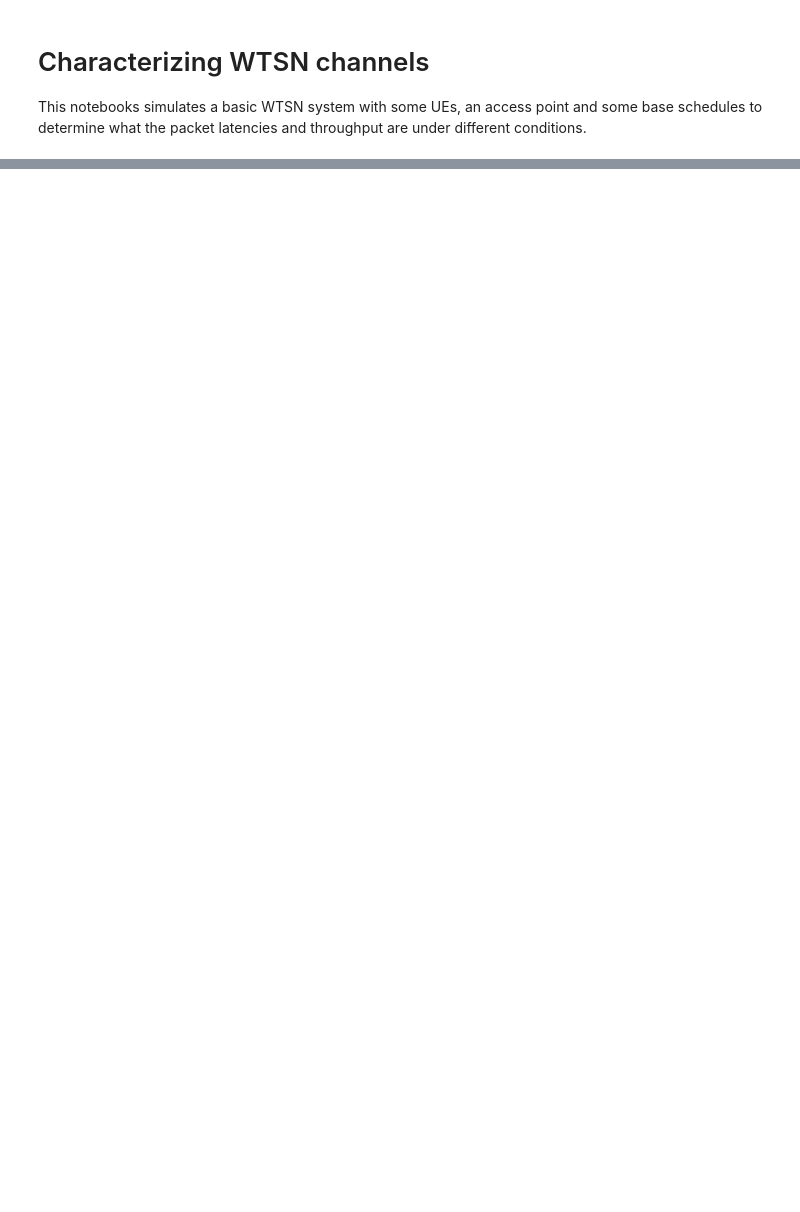
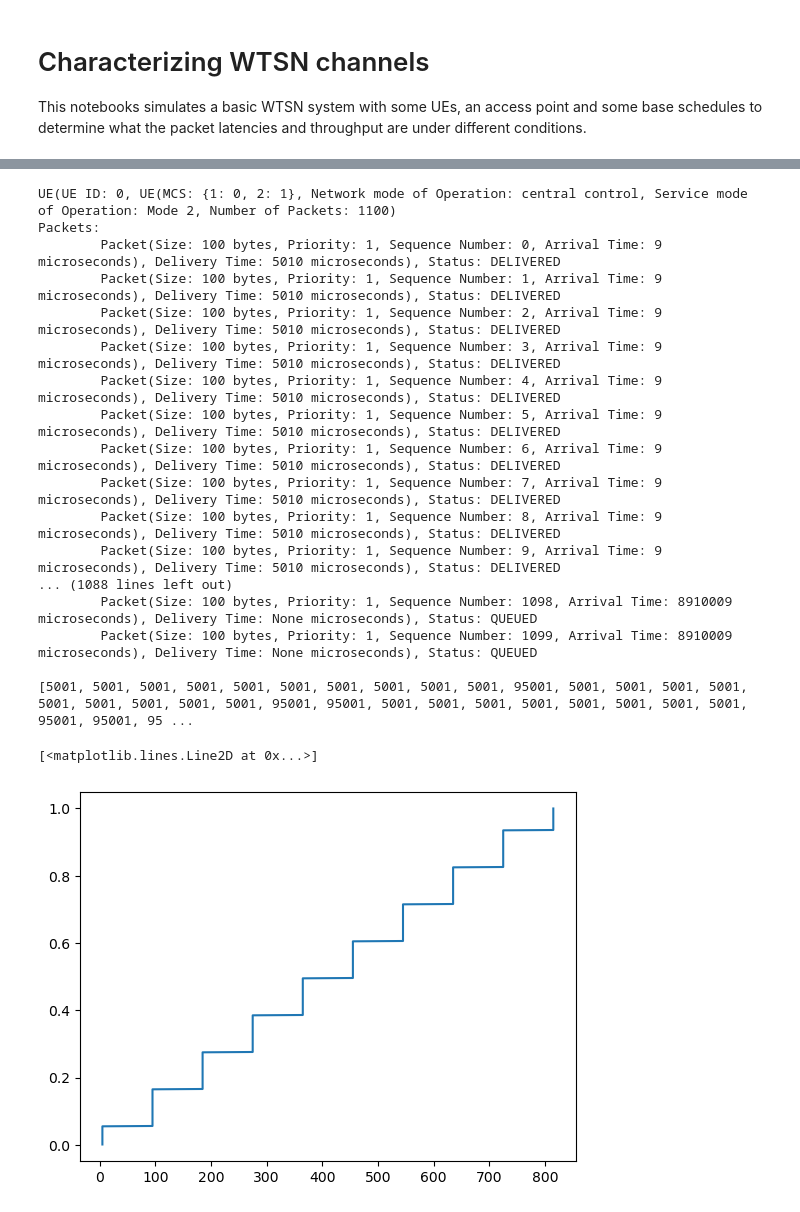
Before and after one commit to Milind-Blaze/WTSN, a Jupyter notebook: simulation/wtsn_hvc_characterization.ipynb, the cells around one changed output, grey strips where cells are left out. Saved outputs shown, nothing was run; the diff lists cells and outputs as text; code cells hidden in the pictures; blank space fills up the shorter version.

Commit message:
Add simulation that serves packets in each slot and queues the remaining

```diff
--- a/simulation/wtsn_hvc_characterization.ipynb
+++ b/simulation/wtsn_hvc_characterization.ipynb
@@ -292,0 +368,78 @@ Packets:
+# %%
+num_UEs = 3
+UEs = ["UE" + str(i) for i in range(num_UEs)]
+num_packets_per_ue = 1100  # Number of packets per UE for the whole period
+
+## Schedule parameters
+num_slots_per_UE = 100
+num_slots = num_slots_per_UE*num_UEs
+start_offset = 10 # microseconds
+end_time = start_offset
+slot_duration = 30000 # microseconds
+slots = {}
+
+
+# packet and payload sizes
+packet_sizes = [100]*num_packets_per_ue
+priorities = [1]*num_packets_per_ue
+payload_size=1000
+delivery_latency=5000
+
+# TODO: move the knowledge of how many packets there are to this part of the code
+# instead of keeping it in the UE class
+
+# Create a schedule
+start_time = start_offset
+for i in range(num_slots):
+    slots[i] = Slot(i, start_time, start_time + slot_duration, "reserved", [UEs[i%num_UEs]])
+    start_time += slot_duration
+schedule = Schedule(start_offset, start_time, num_slots, slots)
+
+# print(schedule)
+
+
+# Create UEs and packets
+UEs = {}
+for i in range(num_UEs):
+    UE_temp = UE(i, {1: 0, 2: 1}, "central control", "Mode 2",  num_packets_per_ue)
+    UE_temp.generate_packets(schedule, packet_sizes, priorities)
+    UEs[i] = UE_temp
+
+# for i in UEs:
+#     print(UEs[i])
+
+# Serve the packets
+for i in UEs:
+    UEs[i].serve_packets(schedule, payload_size=payload_size, delivery_latency=delivery_latency)
+
+print(UEs[0])
+
+latencies = UEs[0].obtain_packet_latency()
+print(latencies)
+latencies = [latency for latency in latencies if latency is not None]
+# Plot a cdf of the latencies using the latencies variable above
+latencies = np.array(latencies)
+latencies = latencies/1000 # convert to milliseconds
+latencies = np.sort(latencies)
+yvals = (np.arange(len(latencies)) + 1)/float(len(latencies))
+plt.plot(latencies, yvals)
+# %% [output]
+UE(UE ID: 0, UE(MCS: {1: 0, 2: 1}, Network mode of Operation: central control, Service mode of Operation: Mode 2, Number of Packets: 1100)
+Packets:
+        Packet(Size: 100 bytes, Priority: 1, Sequence Number: 0, Arrival Time: 9 microseconds), Delivery Time: 5010 microseconds), Status: DELIVERED
+        Packet(Size: 100 bytes, Priority: 1, Sequence Number: 1, Arrival Time: 9 microseconds), Delivery Time: 5010 microseconds), Status: DELIVERED
+        Packet(Size: 100 bytes, Priority: 1, Sequence Number: 2, Arrival Time: 9 microseconds), Delivery Time: 5010 microseconds), Status: DELIVERED
+        Packet(Size: 100 bytes, Priority: 1, Sequence Number: 3, Arrival Time: 9 microseconds), Delivery Time: 5010 microseconds), Status: DELIVERED
+        Packet(Size: 100 bytes, Priority: 1, Sequence Number: 4, Arrival Time: 9 microseconds), Delivery Time: 5010 microseconds), Status: DELIVERED
+        Packet(Size: 100 bytes, Priority: 1, Sequence Number: 5, Arrival Time: 9 microseconds), Delivery Time: 5010 microseconds), Status: DELIVERED
+        Packet(Size: 100 bytes, Priority: 1, Sequence Number: 6, Arrival Time: 9 microseconds), Delivery Time: 5010 microseconds), Status: DELIVERED
+        Packet(Size: 100 bytes, Priority: 1, Sequence Number: 7, Arrival Time: 9 microseconds), Delivery Time: 5010 microseconds), Status: DELIVERED
+        Packet(Size: 100 bytes, Priority: 1, Sequence Number: 8, Arrival Time: 9 microseconds), Delivery Time: 5010 microseconds), Status: DELIVERED
+        Packet(Size: 100 bytes, Priority: 1, Sequence Number: 9, Arrival Time: 9 microseconds), Delivery Time: 5010 microseconds), Status: DELIVERED
+... (1088 lines left out)
+        Packet(Size: 100 bytes, Priority: 1, Sequence Number: 1098, Arrival Time: 8910009 microseconds), Delivery Time: None microseconds), Status: QUEUED
+        Packet(Size: 100 bytes, Priority: 1, Sequence Number: 1099, Arrival Time: 8910009 microseconds), Delivery Time: None microseconds), Status: QUEUED
+
+[5001, 5001, 5001, 5001, 5001, 5001, 5001, 5001, 5001, 5001, 95001, 5001, 5001, 5001, 5001, 5001, 5001, 5001, 5001, 5001, 95001, 95001, 5001, 5001, 5001, 5001, 5001, 5001, 5001, 5001, 95001, 95001, 95 ...
+[<matplotlib.lines.Line2D at 0x...>]
+[figure, added]
```
Also changed, not shown: parts of 5 cells of this notebook, 1 other file.
